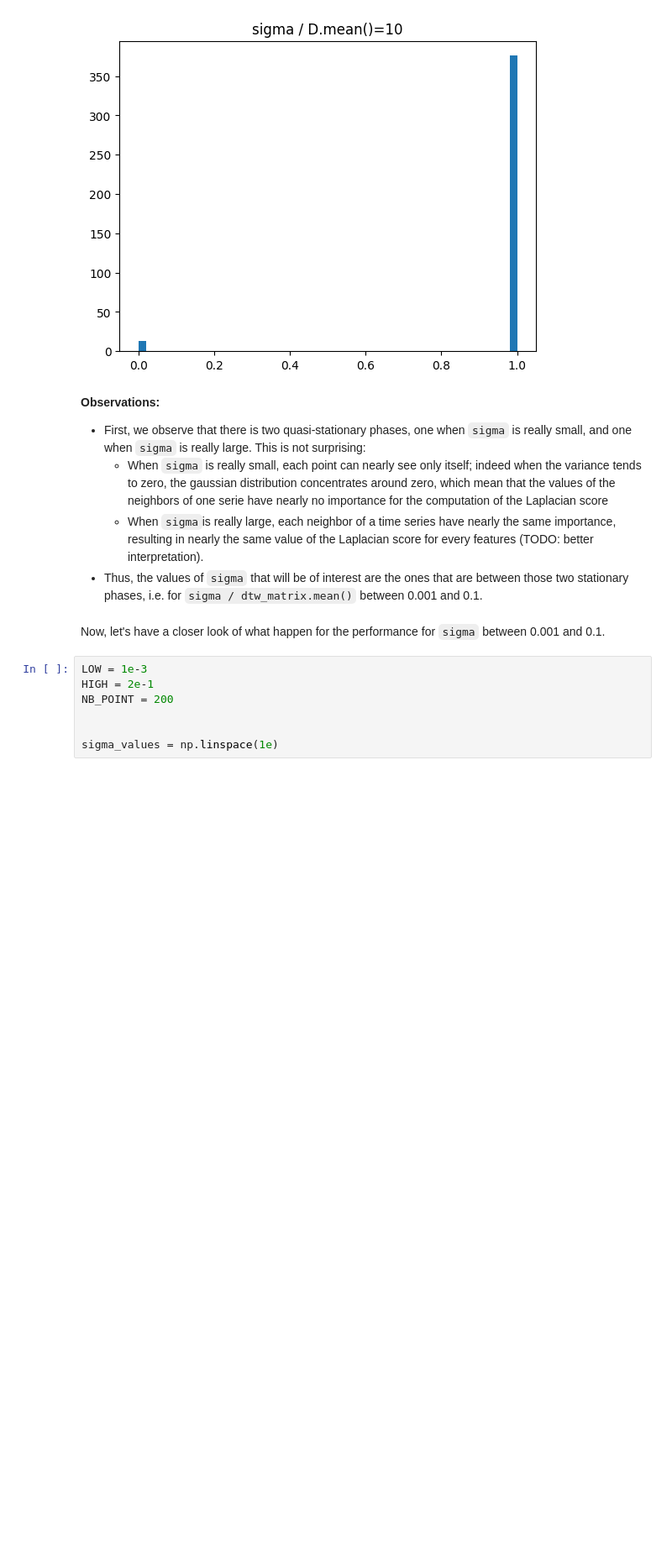
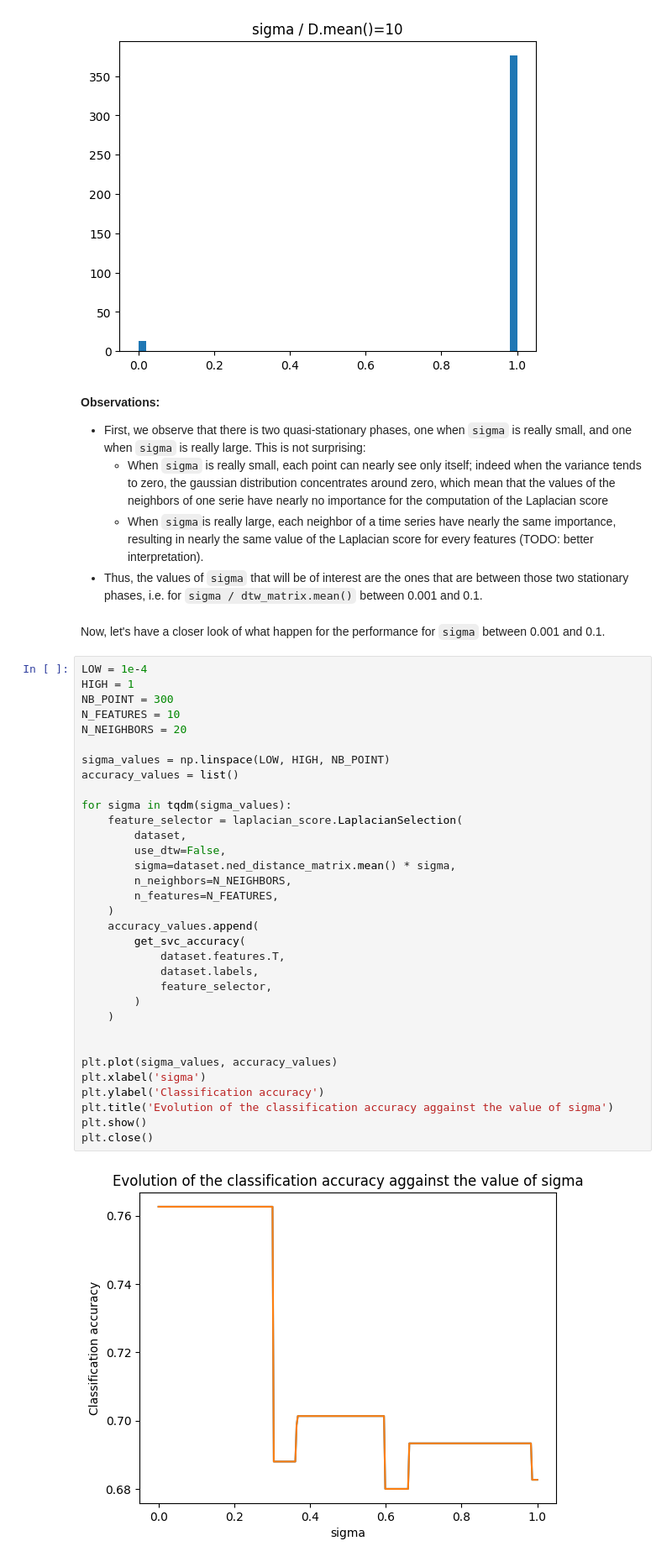
Before and after one commit to decarpentierg/laplacian-score-4-time-series, a Jupyter notebook: doc/evaluate_laplacian_score.ipynb, the cells around one changed output. Shown: that part at 84% size. Cells and saved outputs as stored; diff of their text form; blank space fills up the shorter version.

```diff
--- a/doc/evaluate_laplacian_score.ipynb
+++ b/doc/evaluate_laplacian_score.ipynb
@@ -125,10 +138,38 @@ for sigma_rel in [1e-7,1e-6, 1e-3, 1e-2, 1e-1, 1, 10]:
 - Thus, the values of `sigma` that will be of interest are the ones that are between those two stationary phases, i.e. for `sigma / dtw_matrix.mean()` between 0.001 and 0.1.
 # %% [markdown]
 Now, let's have a closer look of what happen for the performance for `sigma` between 0.001 and 0.1.
-# %%
-LOW = 1e-3
-HIGH = 2e-1
-NB_POINT = 200
-
-
-sigma_values = np.linspace(1e)
+# %%
+LOW = 1e-4
+HIGH = 1
+NB_POINT = 300
+N_FEATURES = 10
+N_NEIGHBORS = 20
+
+sigma_values = np.linspace(LOW, HIGH, NB_POINT)
+accuracy_values = list()
+
+for sigma in tqdm(sigma_values):
+    feature_selector = laplacian_score.LaplacianSelection(
+        dataset,
+        use_dtw=False,
+        sigma=dataset.ned_distance_matrix.mean() * sigma,
+        n_neighbors=N_NEIGHBORS,
+        n_features=N_FEATURES,
+    )
+    accuracy_values.append(
+        get_svc_accuracy(
+            dataset.features.T,
+            dataset.labels,
+            feature_selector,
+        )
+    )
+
+
+plt.plot(sigma_values, accuracy_values)
+plt.xlabel('sigma')
+plt.ylabel('Classification accuracy')
+plt.title('Evolution of the classification accuracy aggainst the value of sigma')
+plt.show()
+plt.close()
+# %% [output]
+[figure, added]
```
Also changed, not shown: parts of 2 cells of this notebook, 1 other file.
